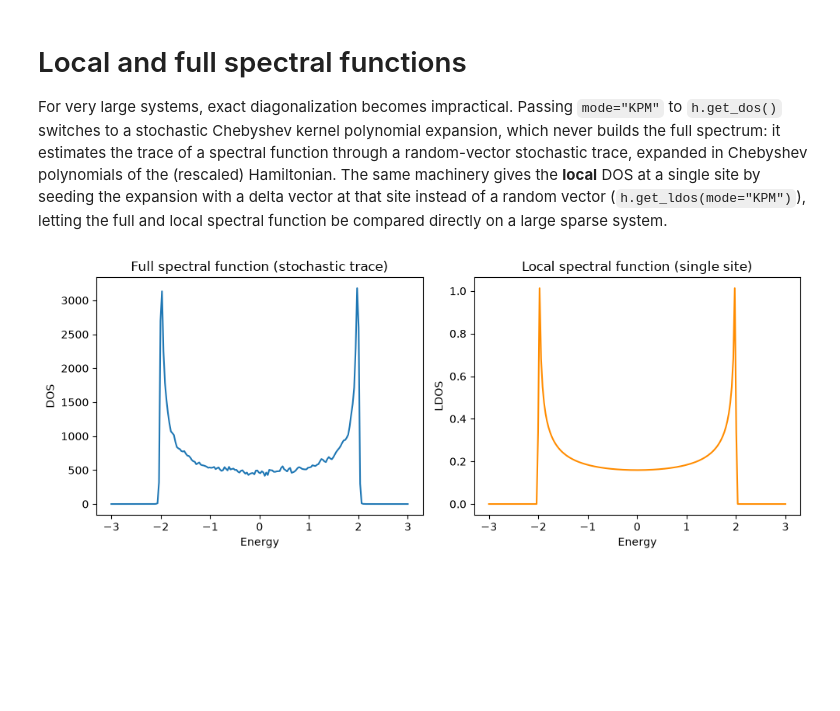
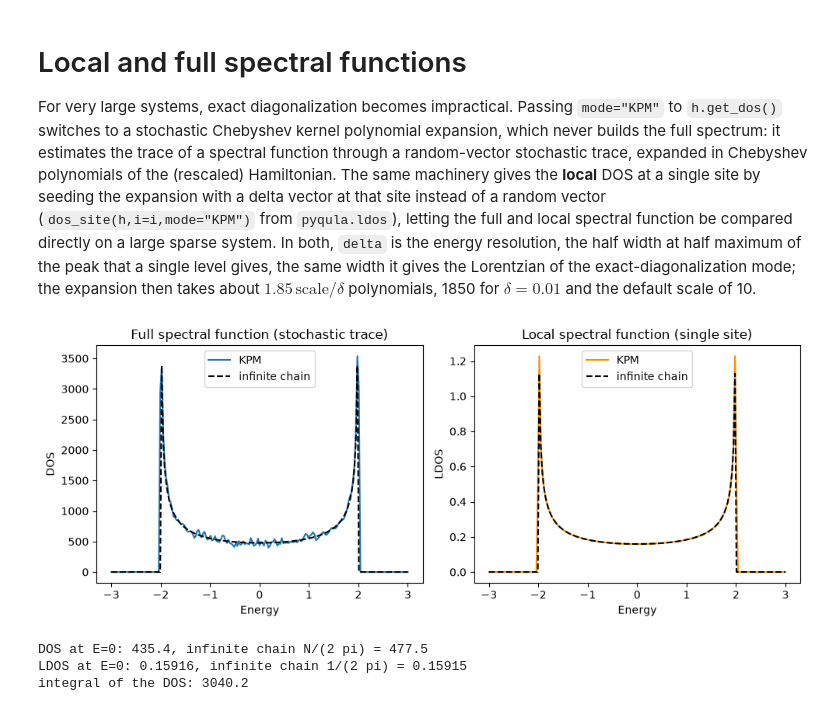
Before and after one commit to joselado/pyqula, a Jupyter notebook: jupyter-notebooks/functionalities/chebyshev_kpm_algorithms/01_local_full_spectral_functions.ipynb, the cells around one changed output. Drawn from its saved outputs; the diff is of its cells as text; code cells hidden in the pictures; blank space fills up the shorter version.

```diff
--- a/jupyter-notebooks/functionalities/chebyshev_kpm_algorithms/01_local_full_spectral_functions.ipynb
+++ b/jupyter-notebooks/functionalities/chebyshev_kpm_algorithms/01_local_full_spectral_functions.ipynb
@@ -6,35 +6,54 @@ For very large systems, exact diagonalization becomes impractical. Passing `mode
 the full spectrum: it estimates the trace of a spectral function through a random-vector stochastic
 trace, expanded in Chebyshev polynomials of the (rescaled) Hamiltonian. The same machinery gives
 the **local** DOS at a single site by seeding the expansion with a delta vector at that site instead
-of a random vector (`h.get_ldos(mode="KPM")`), letting the full and local spectral function be
-compared directly on a large sparse system.
+of a random vector (`dos_site(h,i=i,mode="KPM")` from `pyqula.ldos`), letting the full and local spectral function be
+compared directly on a large sparse system. In both, `delta` is the energy resolution, the half
+width at half maximum of the peak that a single level gives, the same width it gives the Lorentzian
+of the exact-diagonalization mode; the expansion then takes about $1.85\,\mathrm{scale}/\delta$
+polynomials, 1850 for $\delta=0.01$ and the default scale of 10.
 # %%
 # Add the root path of the pyqula library
 import os ; import sys
 sys.path.append(os.getcwd()+"/../../../src")
 
 import numpy as np
 import matplotlib.pyplot as plt
 from pyqula import geometry
 from pyqula.ldos import dos_site
+np.random.seed(0) # the random vectors of the stochastic trace
 
 g = geometry.chain()
 g = g.get_supercell(3000) # a big supercell
 g.dimensionality = 0
 h = g.get_hamiltonian(is_sparse=True,has_spin=False)
 
-energies = np.linspace(-3.0,3.0,200)
+energies = np.linspace(-3.0,3.0,201) # includes E=0
 x,y_full = h.get_dos(mode="KPM",energies=energies,delta=1e-2,ntries=10)
 x,y_local = dos_site(h,i=1500,mode="KPM",energies=energies,delta=1e-2)
 
+# exact DOS per site of the infinite chain, 1/(pi sqrt(4t^2-E^2)) inside the band
+rho = np.zeros(len(energies))
+inside = np.abs(energies)<2.
+rho[inside] = 1./(np.pi*np.sqrt(4.-energies[inside]**2))
+
 fig,axs = plt.subplots(1,2,figsize=(10,4))
-axs[0].plot(x,y_full)
-axs[0].set_xlabel("Energy") ; axs[0].set_ylabel("DOS")
+axs[0].plot(x,y_full,label="KPM")
+axs[0].plot(energies,3000*rho,"--",c="black",label="infinite chain")
+axs[0].set_xlabel("Energy") ; axs[0].set_ylabel("DOS") ; axs[0].legend()
 axs[0].set_title("Full spectral function (stochastic trace)")
-axs[1].plot(x,y_local,c="darkorange")
-axs[1].set_xlabel("Energy") ; axs[1].set_ylabel("LDOS")
+axs[1].plot(x,y_local,c="darkorange",label="KPM")
+axs[1].plot(energies,rho,"--",c="black",label="infinite chain")
+axs[1].set_xlabel("Energy") ; axs[1].set_ylabel("LDOS") ; axs[1].legend()
 axs[1].set_title("Local spectral function (single site)")
 plt.tight_layout()
 plt.show()
+
+i0 = np.argmin(np.abs(energies)) # E=0
+print(f"DOS at E=0: {y_full[i0]:.1f}, infinite chain N/(2 pi) = {3000/(2*np.pi):.1f}")
+print(f"LDOS at E=0: {y_local[i0]:.5f}, infinite chain 1/(2 pi) = {1/(2*np.pi):.5f}")
+print(f"integral of the DOS: {np.trapezoid(y_full,x):.1f}")
 # %% [output]
-[figure, old version]
+[figure, new version]
+DOS at E=0: 435.4, infinite chain N/(2 pi) = 477.5
+LDOS at E=0: 0.15916, infinite chain 1/(2 pi) = 0.15915
+integral of the DOS: 3040.2
```
Also changed, not shown: parts of 4 cells of this notebook, 19 other files.
